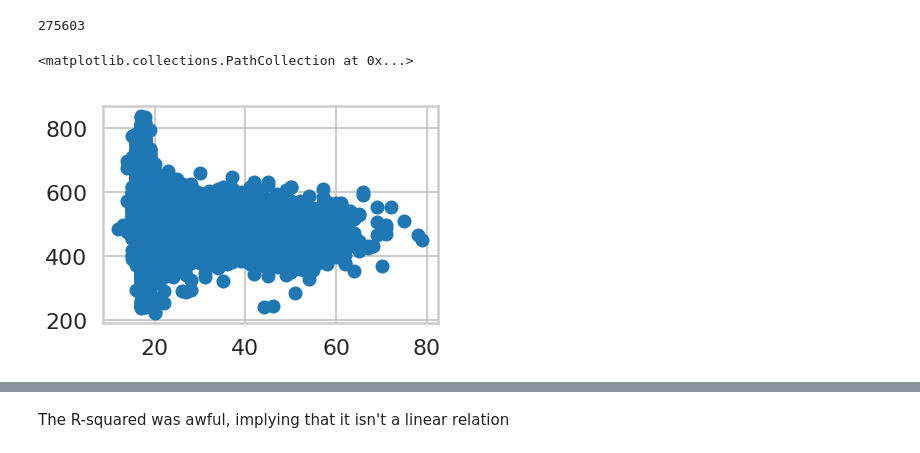
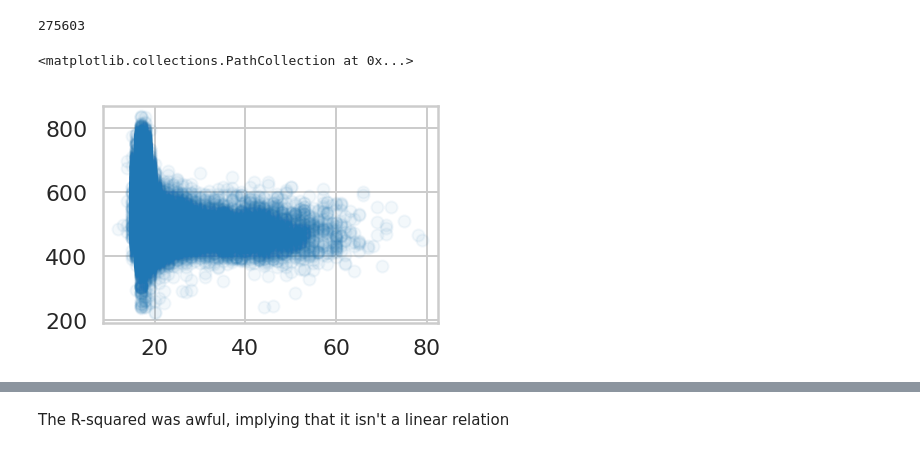
Before and after one commit to GiovaniValdrighi/DataScience_IC, a Jupyter notebook: regression_models.ipynb, the cells around one changed output, grey strips where cells are left out. Drawn from its saved outputs; the diff is of its cells as text; code cells hidden in the pictures.

```diff
--- a/regression_models.ipynb
+++ b/regression_models.ipynb
@@ -83,10 +83,10 @@ sum(enemsp.TP_DEPENDENCIA_ADM_ESC.value_counts())
 # %% [output]
 275603
 # %%
-plt.scatter('NU_IDADE','NOTA_MED',data=enemsp)
+plt.scatter('NU_IDADE','NOTA_MED',data=enemsp, alpha = 0.05)
 # %% [output]
 <matplotlib.collections.PathCollection at 0x...>
-[figure, old version]
+[figure, new version]
 # %%
 import statsmodels.api as sm
 from statsmodels.formula.api import ols
```
Also changed, not shown: parts of 17 cells of this notebook.
